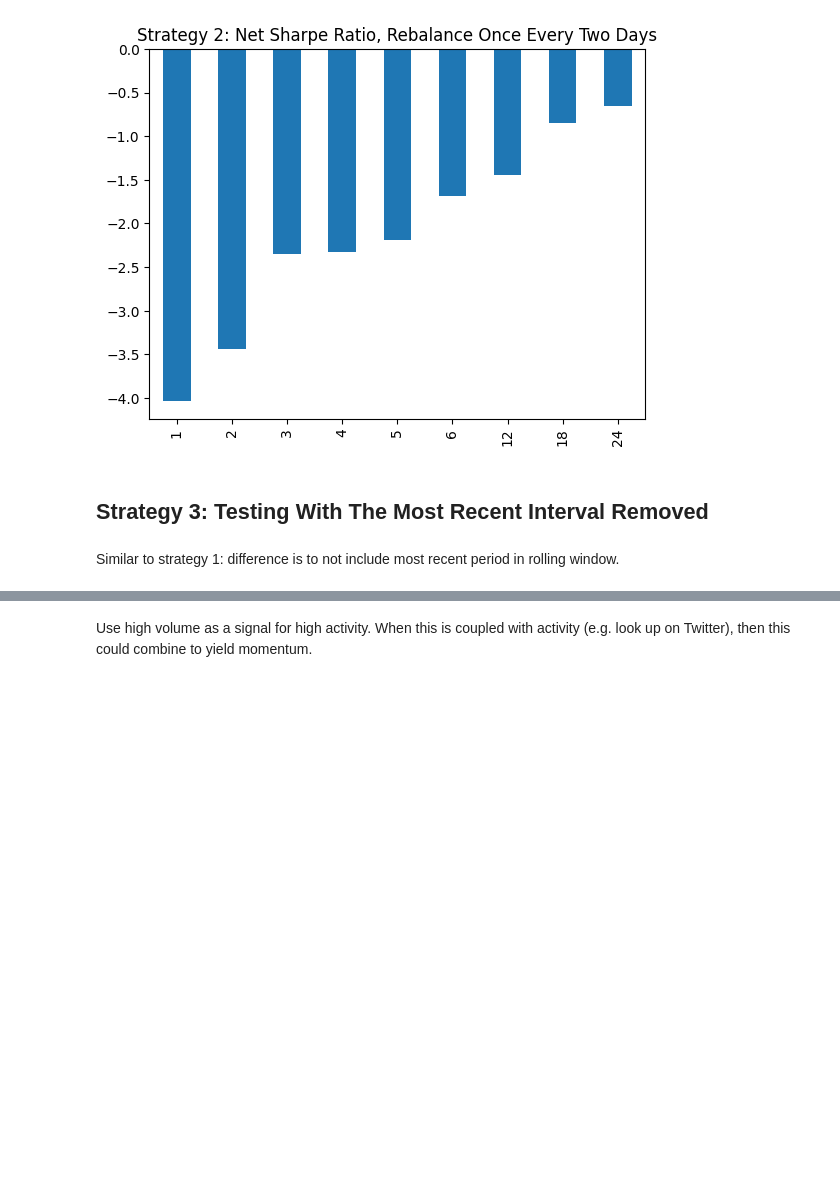
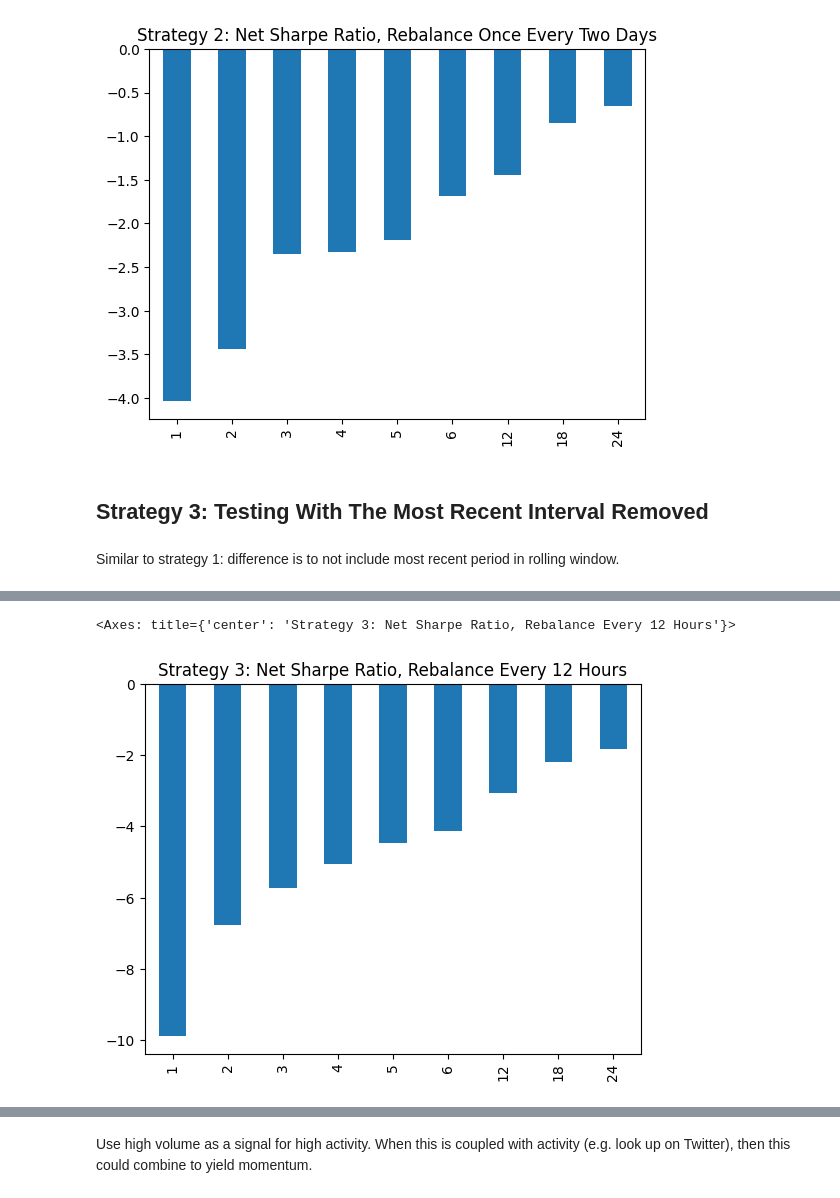
Before and after one commit to wbchristerson/jn-learning, a Jupyter notebook: cryptocurrency_stat_arb.ipynb, the cells around one changed output, grey strips where cells are left out. Saved outputs shown, nothing was run; the diff lists cells and outputs as text; code cells hidden in the pictures; blank space fills up the shorter version.

```diff
--- a/cryptocurrency_stat_arb.ipynb
+++ b/cryptocurrency_stat_arb.ipynb
@@ -616,0 +744,5 @@ Strategy 1 became unprofitable when taking into account transaction costs. Since
+# %%
+# Rebalance every 12 hours
+
+strat_3_12hr_results = get_strat_3_results(ret.iloc[::3], 2)
+strat_3_12hr_results
@@ -616,0 +760,5 @@ Strategy 1 became unprofitable when taking into account transaction costs. Since
+# %%
+strat_3_12hr_results["net_sr"].plot(kind='bar', title='Strategy 3: Net Sharpe Ratio, Rebalance Every 12 Hours')
+# %% [output]
+<Axes: title={'center': 'Strategy 3: Net Sharpe Ratio, Rebalance Every 12 Hours'}>
+[figure, added]
```
Also changed, not shown: parts of 47 cells of this notebook.
